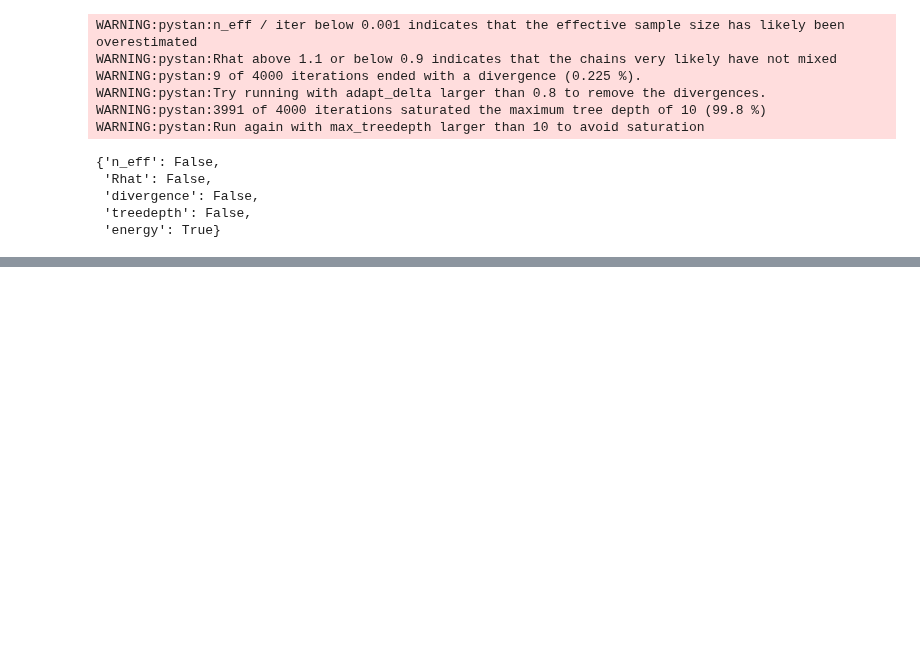
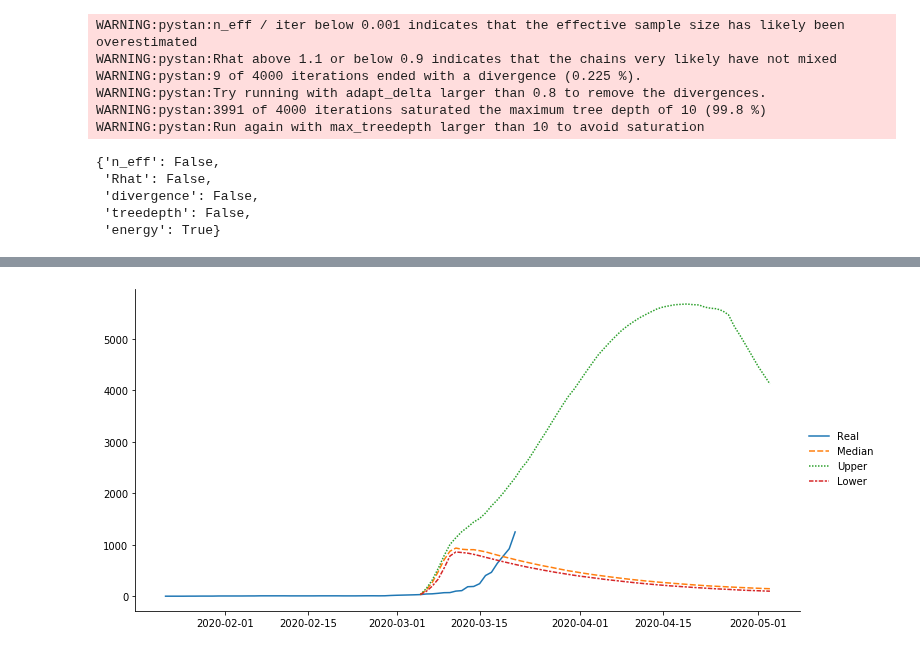
Before and after one commit to yoriyuki/COVID-19, a Jupyter notebook: prediction/COVID-19.ipynb, the cells around one changed output, grey strips where cells are left out. Cells and saved outputs as stored; diff of their text form; code cells hidden in the pictures; blank space fills up the shorter version.

```diff
--- a/prediction/COVID-19.ipynb
+++ b/prediction/COVID-19.ipynb
@@ -239,0 +244,4 @@ WARNING:pystan:Run again with max_treedepth larger than 10 to avoid saturation
+# %%
+draw_infected(fit, pd.to_datetime('2020-03-05'), 60, 'Canada')
+# %% [output]
+[figure, added]
```
Also changed, not shown: parts of 6 cells of this notebook.
